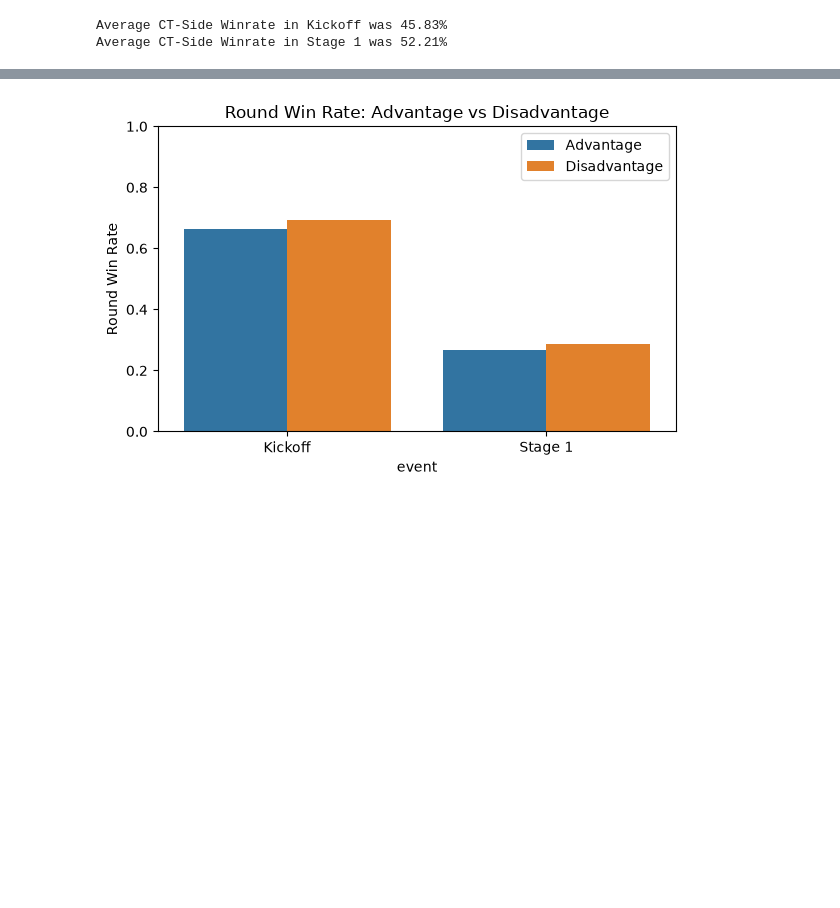
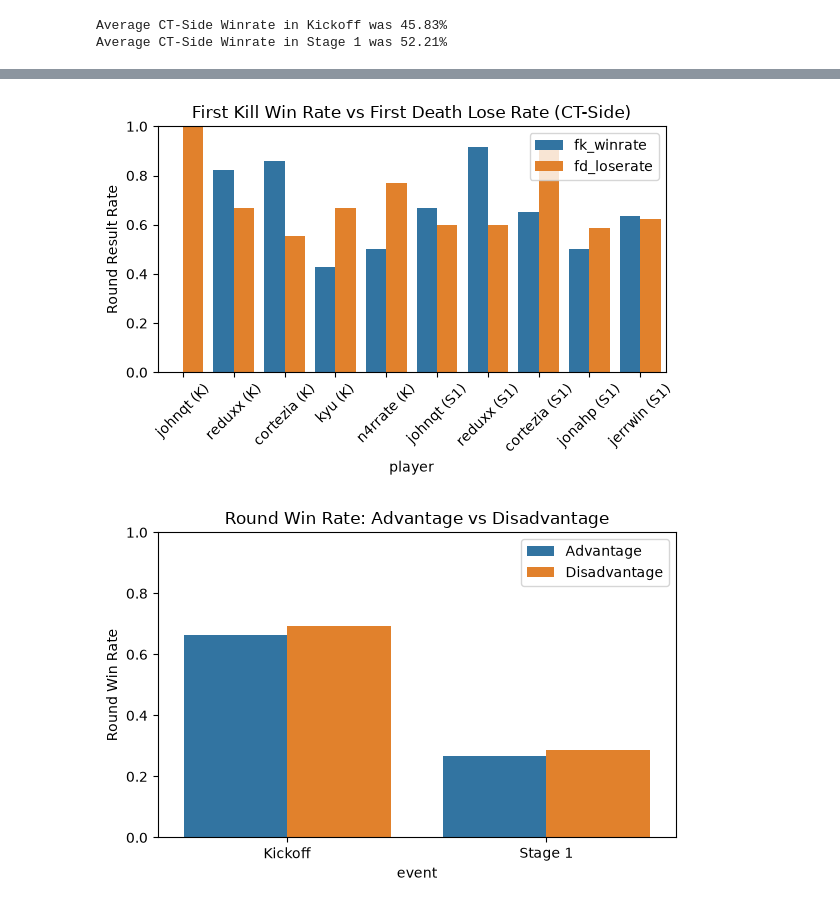
Before and after one commit to reeantran/sentinels_data_analysis, a Jupyter notebook: analysis.ipynb, the cells around one changed output, grey strips where cells are left out. Cells and saved outputs as stored; diff of their text form; code cells hidden in the pictures; blank space fills up the shorter version.

```diff
--- a/analysis.ipynb
+++ b/analysis.ipynb
@@ -747,3 +808,63 @@ plt.show()
+# %%
+# players_k from earlier
+# players_s1 from earlier
+
+fkd_ct_k = first_kd_k[first_kd_k['side'] == 'ct']
+fkd_ct_s1 = first_kd_s1[first_kd_s1['side'] == 'ct']
+
+rows = []
+
+for player in players_k:
+    rows.append({
+        'player': f'{player} (K)',
+        'fk_winrate': fkd_ct_k.loc[
+            fkd_ct_k['fk_player'] == player,
+            'round_win'
+        ].mean(),
+        'fd_loserate': 1 - fkd_ct_k.loc[
+            fkd_ct_k['fd_player'] == player,
+            'round_win'
+        ].mean()
+    })
+
+for player in players_s1:
+    rows.append({
+        'player': f'{player} (S1)',
+        'fk_winrate': fkd_ct_s1.loc[
+            fkd_ct_s1['fk_player'] == player,
+            'round_win'
+        ].mean(),
+        'fd_loserate': 1 - fkd_ct_s1.loc[
+            fkd_ct_s1['fd_player'] == player,
+            'round_win'
+        ].mean()
+    })
+
+plot_df = pd.DataFrame(rows)
+
+plot_df_long = plot_df.melt(
+    id_vars='player',
+    value_vars=['fk_winrate', 'fd_loserate'],
+    var_name='side',
+    value_name='rate'
+)
+
+plt.figure(figsize=(6, 4))
+sns.barplot(
+    data=plot_df_long,
+    x='player',
+    y='rate',
+    hue='side'
+)
+plt.ylabel('Round Result Rate')
+plt.title('First Kill Win Rate vs First Death Lose Rate (CT-Side)')
+plt.ylim(0, 1)
+plt.xticks(rotation=45)
+plt.legend(title='')
+plt.tight_layout()
+plt.show()
+# %% [output]
+[figure, added]
 # %%
 # overall_k from earlier
 # overall_s1 also from earlier
```
Also changed, not shown: parts of 5 cells of this notebook.
